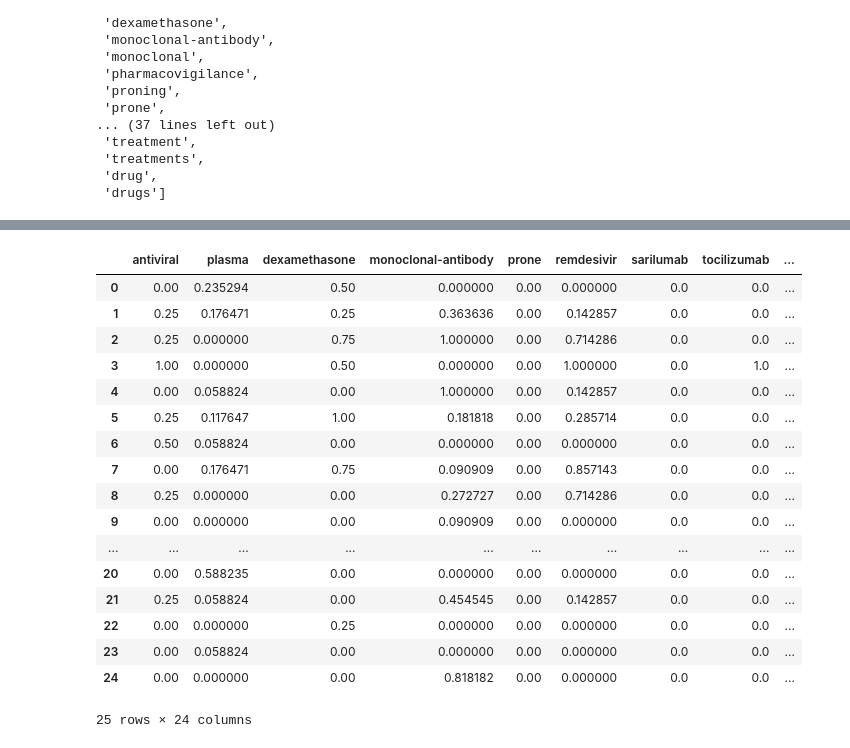
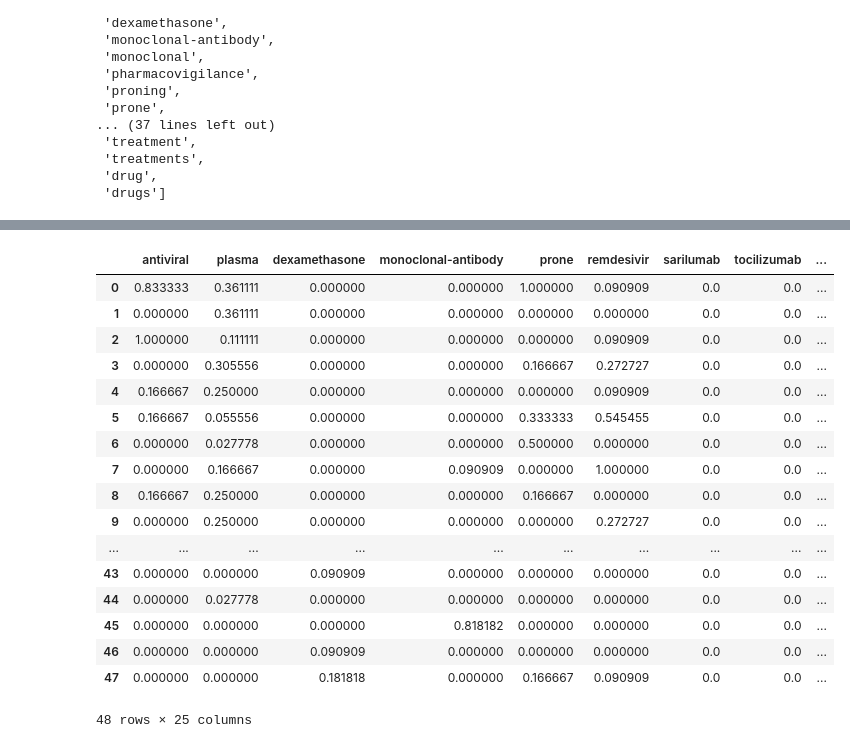
Before and after one commit to arivargasb/NM-COVID-OH-dashboard, a Jupyter notebook: Notebooks/COVID OH_YouTubeTranscriptions.ipynb, the cells around one changed output, grey strips where cells are left out. Drawn from its saved outputs; the diff is of its cells as text; code cells hidden in the pictures.

```diff
--- a/Notebooks/COVID OH_YouTubeTranscriptions.ipynb
+++ b/Notebooks/COVID OH_YouTubeTranscriptions.ipynb
@@ -81,7 +110,14 @@ LvKtcDJBySk
 # %%
 trans_list = [[],[]]
 
-transcript_list=zip(transcript_list_20_09_14,
+transcript_list=ziptranscript_list=zip(
+                   transcript_list_20_04_15, transcript_list_20_04_20, transcript_list_20_04_22,
+                    transcript_list_20_04_27, transcript_list_20_05_04, transcript_list_20_05_11,
+                    transcript_list_20_05_18, transcript_list_20_06_01, transcript_list_20_06_08, transcript_list_20_06_15,
+                    transcript_list_20_06_29, transcript_list_20_07_13, transcript_list_20_07_20,
+                    transcript_list_20_07_27, transcript_list_20_08_03, transcript_list_20_08_10,
+                    transcript_list_20_08_17, transcript_list_20_08_24 , transcript_list_20_08_31,
+                    transcript_list_20_09_14, transcript_list_20_09_21,  transcript_list_20_09_28,
                     transcript_list_20_10_05, transcript_list_20_10_12, transcript_list_20_10_26,
                     transcript_list_20_11_02,
                     transcript_list_20_11_09, transcript_list_20_11_16, transcript_list_20_11_30,
@@ -90,10 +126,10 @@ transcript_list=zip(transcript_list_20_09_14,
                     transcript_list_21_02_01, transcript_list_21_02_08, transcript_list_21_02_15,
                     transcript_list_21_02_22, transcript_list_21_03_08, transcript_list_21_03_15,
                     transcript_list_21_03_22, transcript_list_21_03_29, transcript_list_21_04_05,
-                    transcript_list_21_04_12, transcript_list_21_04_19)
+                    transcript_list_21_04_12, transcript_list_21_04_19, transcript_list_21_04_26, transcript_list_21_05_10)
 
 for transcript in transcript_list:
-    for i in range(25):
+    for i in range(48):
         trans=transcript[i].fetch()
 #         trans = transcript[i].fetch()
 #         print(trans)
@@ -298,13 +334,12 @@ trans_list_clean = [t.replace('monoclonal antibodies', 'monoclonal-antibody').
                     replace("shortness of breath", 'shortness-of-breath').
                     replace("dry cough", 'dry-cough').
                     replace("sore throat", 'sore-throat').
-                    replace("difficulty breathing", 'difficulty-breathing').
-                    replace("shortness of breath", 'shortness-of-breath').
-                    replace("shortness of breath", 'shortness-of-breath').
                     replace("chest pain", 'chest-pain').
                     replace("chest pressure", 'chest-pressure').
                     replace("joint pain", 'joint-pain').
                     replace("inflammatory markers", 'inflammatory-markers').
+                    replace("inflammation", 'inflammatory-markers').
+                    replace("inflammatory", 'inflammatory-markers').
                     replace("lock down", 'lock-down').
                     replace("personal protective equipment", 'personal-protective-equipment').
                     replace("personal equipment", 'personal-equipment').
@@ -424,6 +459,15 @@ trans_list_clean = [t.replace('monoclonal antibodies', 'monoclonal-antibody').
                     replace("n-95", 'n95').
                     replace("n95s", 'n95').
                     replace("proning", 'prone').
+                    replace("smell", 'anosmia').
+                    replace("difficulty breathing", 'dyspnea').
+                    replace("shortness of breath", 'dyspnea').
+                    replace("breath", 'dyspnea').
+                    replace("clot", 'clotting').
+                    replace("rash", 'rashes').
+                    replace("pain", 'aches').
+                    replace("pains", 'aches').
+                    replace("ache", 'aches').
                     replace("relative risk", 'relative-risk') for t in trans_list_clean]
 # %%
 len(trans_list_clean)
@@ -745,36 +779,40 @@ day = ['']
 # %%
-dates = pd.DataFrame({'day': ['9/14/2020', '10/5/2020', '10/20/2020',
+dates = pd.DataFrame({'day': ['4/15/2020', '4/20/2020', '4/22/2020',
+                              '4/27/2020', '5/4/2020', '5/11/2020', '5/18/2020', '6/1/2020', '6/8/2020',
+                            '6/15/2020', '6/29/2020', '7/13/2020', '7/20/2020', '7/27/2020',
+                              '8/3/2020', '8/10/2020', '8/17/2020', '8/24/2020', '8/31/2020',
+                            '9/14/2020', '9/21/2020',  '9/28/2020', '10/5/2020', '10/20/2020',
                              '10/26/2020', '11/2/2020', '11/9/2020',
                              '11/16/2020', '11/30/2020', '12/7/2020',
                               '12/14/2020', '12/21/2020', '1/4/2021',
                              '1/11/2021', '1/25/2021', '2/1/2021',
                               '2/8/2021', '2/15/2021', '2/22/2021',
                              '3/8/2021', '3/15/2021', '3/22/2021',
                               '3/29/2021', '4/5/2021', '4/12/2021',
-                             '4/19/2021']})
+                             '4/19/2021', '4/26/2021', '5/10/2021']})
 
 treatment_filt_norm['day'] = dates
 treatment_filt_norm['day'] = pd.to_datetime(treatment_filt_norm['day'])
 treatment_filt_norm
 # %% [output]
 |  | antiviral | plasma | dexamethasone | monoclonal-antibody | prone | remdesivir | sarilumab | tocilizumab | ... |
-| 0 | 0.00 | 0.235294 | 0.50 | 0.000000 | 0.00 | 0.000000 | 0.0 | 0.0 | ... |
-| 1 | 0.25 | 0.176471 | 0.25 | 0.363636 | 0.00 | 0.142857 | 0.0 | 0.0 | ... |
-| 2 | 0.25 | 0.000000 | 0.75 | 1.000000 | 0.00 | 0.714286 | 0.0 | 0.0 | ... |
-| 3 | 1.00 | 0.000000 | 0.50 | 0.000000 | 0.00 | 1.000000 | 0.0 | 1.0 | ... |
-| 4 | 0.00 | 0.058824 | 0.00 | 1.000000 | 0.00 | 0.142857 | 0.0 | 0.0 | ... |
-| 5 | 0.25 | 0.117647 | 1.00 | 0.181818 | 0.00 | 0.285714 | 0.0 | 0.0 | ... |
-| 6 | 0.50 | 0.058824 | 0.00 | 0.000000 | 0.00 | 0.000000 | 0.0 | 0.0 | ... |
-| 7 | 0.00 | 0.176471 | 0.75 | 0.090909 | 0.00 | 0.857143 | 0.0 | 0.0 | ... |
-| 8 | 0.25 | 0.000000 | 0.00 | 0.272727 | 0.00 | 0.714286 | 0.0 | 0.0 | ... |
-| 9 | 0.00 | 0.000000 | 0.00 | 0.090909 | 0.00 | 0.000000 | 0.0 | 0.0 | ... |
+| 0 | 0.833333 | 0.361111 | 0.000000 | 0.000000 | 1.000000 | 0.090909 | 0.0 | 0.0 | ... |
+| 1 | 0.000000 | 0.361111 | 0.000000 | 0.000000 | 0.000000 | 0.000000 | 0.0 | 0.0 | ... |
+| 2 | 1.000000 | 0.111111 | 0.000000 | 0.000000 | 0.000000 | 0.090909 | 0.0 | 0.0 | ... |
+| 3 | 0.000000 | 0.305556 | 0.000000 | 0.000000 | 0.166667 | 0.272727 | 0.0 | 0.0 | ... |
+| 4 | 0.166667 | 0.250000 | 0.000000 | 0.000000 | 0.000000 | 0.090909 | 0.0 | 0.0 | ... |
+| 5 | 0.166667 | 0.055556 | 0.000000 | 0.000000 | 0.333333 | 0.545455 | 0.0 | 0.0 | ... |
+| 6 | 0.000000 | 0.027778 | 0.000000 | 0.000000 | 0.500000 | 0.000000 | 0.0 | 0.0 | ... |
+| 7 | 0.000000 | 0.166667 | 0.000000 | 0.090909 | 0.000000 | 1.000000 | 0.0 | 0.0 | ... |
+| 8 | 0.166667 | 0.250000 | 0.000000 | 0.000000 | 0.166667 | 0.000000 | 0.0 | 0.0 | ... |
+| 9 | 0.000000 | 0.250000 | 0.000000 | 0.000000 | 0.000000 | 0.272727 | 0.0 | 0.0 | ... |
 | ... | ... | ... | ... | ... | ... | ... | ... | ... | ... |
-| 20 | 0.00 | 0.588235 | 0.00 | 0.000000 | 0.00 | 0.000000 | 0.0 | 0.0 | ... |
-| 21 | 0.25 | 0.058824 | 0.00 | 0.454545 | 0.00 | 0.142857 | 0.0 | 0.0 | ... |
-| 22 | 0.00 | 0.000000 | 0.25 | 0.000000 | 0.00 | 0.000000 | 0.0 | 0.0 | ... |
-| 23 | 0.00 | 0.058824 | 0.00 | 0.000000 | 0.00 | 0.000000 | 0.0 | 0.0 | ... |
-| 24 | 0.00 | 0.000000 | 0.00 | 0.818182 | 0.00 | 0.000000 | 0.0 | 0.0 | ... |
+| 43 | 0.000000 | 0.000000 | 0.090909 | 0.000000 | 0.000000 | 0.000000 | 0.0 | 0.0 | ... |
+| 44 | 0.000000 | 0.027778 | 0.000000 | 0.000000 | 0.000000 | 0.000000 | 0.0 | 0.0 | ... |
+| 45 | 0.000000 | 0.000000 | 0.000000 | 0.818182 | 0.000000 | 0.000000 | 0.0 | 0.0 | ... |
+| 46 | 0.000000 | 0.000000 | 0.090909 | 0.000000 | 0.000000 | 0.000000 | 0.0 | 0.0 | ... |
+| 47 | 0.000000 | 0.000000 | 0.181818 | 0.000000 | 0.166667 | 0.090909 | 0.0 | 0.0 | ... |
-25 rows × 24 columns
+48 rows × 25 columns
 # %%
 # treatment_filt_norm.to_csv('../data/clean/test.csv')
 treatment_filt_norm.info()
```
Also changed, not shown: parts of 66 cells of this notebook, 11 other files.
